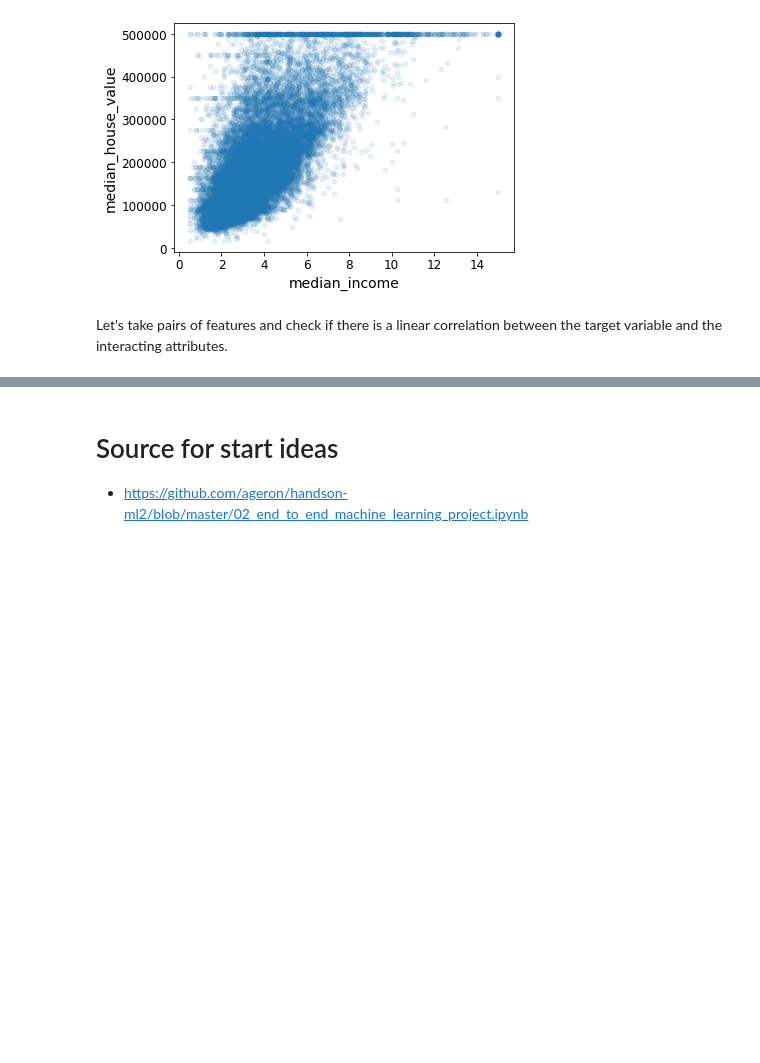
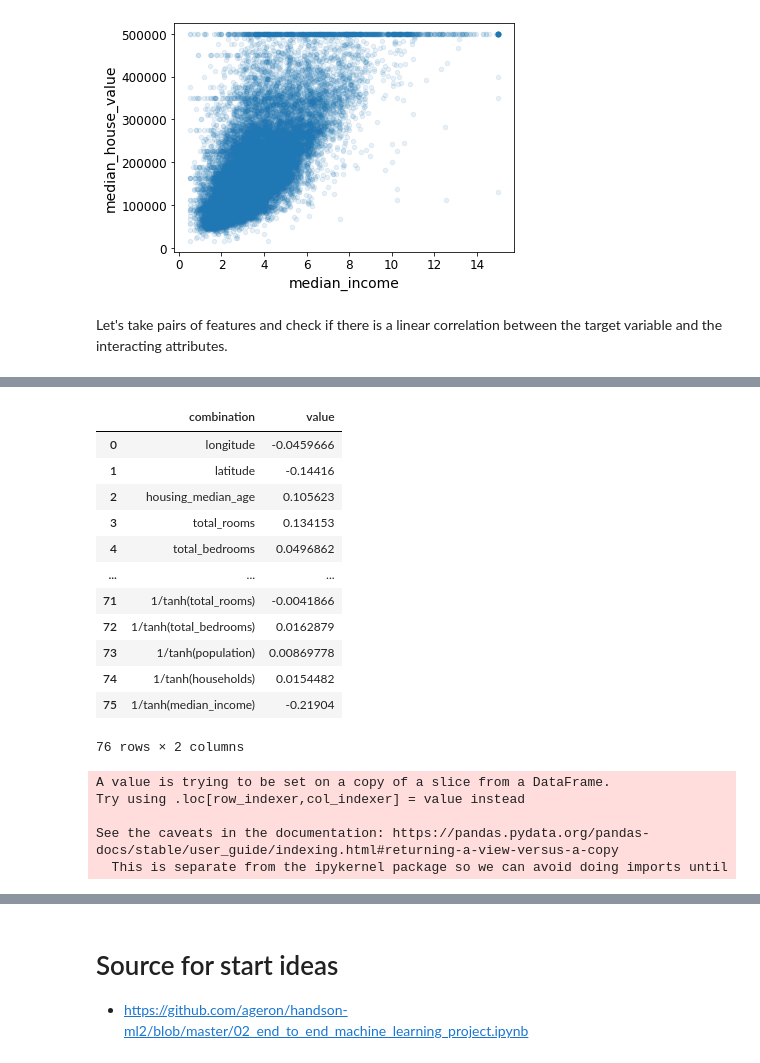
Before and after one commit to matyushkin/competitions, a Jupyter notebook: pipelines/regression/regression.ipynb, the cells around one changed output, grey strips where cells are left out. Drawn from its saved outputs; the diff is of its cells as text; code cells hidden in the pictures; blank space fills up the shorter version.

```diff
--- a/pipelines/regression/regression.ipynb
+++ b/pipelines/regression/regression.ipynb
@@ -231,0 +227,42 @@ longitude*latitude 0.10452366621328936
+# %%
+y = ma.masked_invalid(df[target_name])
+d = {'combination': [],
+     'value': []}
+
+def find_combinations_corrcoef(df_tr, num):
+    for combination in itertools.combinations(df_tr.columns, num):
+        a = ma.ones(df_tr.shape[0])
+        for col in combination:
+            a *= ma.masked_invalid(df_tr[col])
+        name = "*".join(combination)
+        d['combination'].append(name)
+        d['value'].append(ma.corrcoef(a, y)[0, 1])
+    return pd.DataFrame(d)
+
+find_combinations_corrcoef(df_tr, 1)
+# %% [output]
+|  | combination | value |
+| 0 | longitude | -0.0459666 |
+| 1 | latitude | -0.14416 |
+| 2 | housing_median_age | 0.105623 |
+| 3 | total_rooms | 0.134153 |
+| 4 | total_bedrooms | 0.0496862 |
+| ... | ... | ... |
+| 71 | 1/tanh(total_rooms) | -0.0041866 |
+| 72 | 1/tanh(total_bedrooms) | 0.0162879 |
+| 73 | 1/tanh(population) | 0.00869778 |
+| 74 | 1/tanh(households) | 0.0154482 |
+| 75 | 1/tanh(median_income) | -0.21904 |
+76 rows × 2 columns
+# %%
+add_power_transformation(df_tr, numeric_cols)
+add_log_transformation(df_tr, numeric_cols)
+add_tanh_transformation(df_tr, numeric_cols)
+add_hyperbolic_transformation(df_tr, df_tr.columns)
+df_tr = df_tr.dropna(axis=1, how='all')
+# %% [output]
+A value is trying to be set on a copy of a slice from a DataFrame.
+Try using .loc[row_indexer,col_indexer] = value instead
+
+See the caveats in the documentation: https://pandas.pydata.org/pandas-docs/stable/user_guide/indexing.html#returning-a-view-versus-a-copy
+  This is separate from the ipykernel package so we can avoid doing imports until
```
Also changed, not shown: parts of 12 cells of this notebook.
